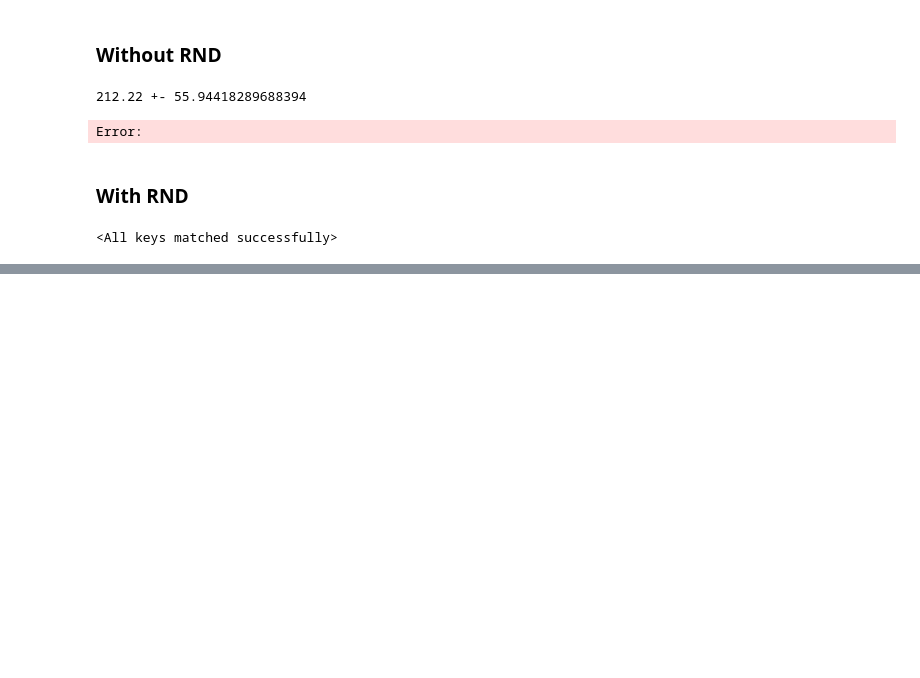
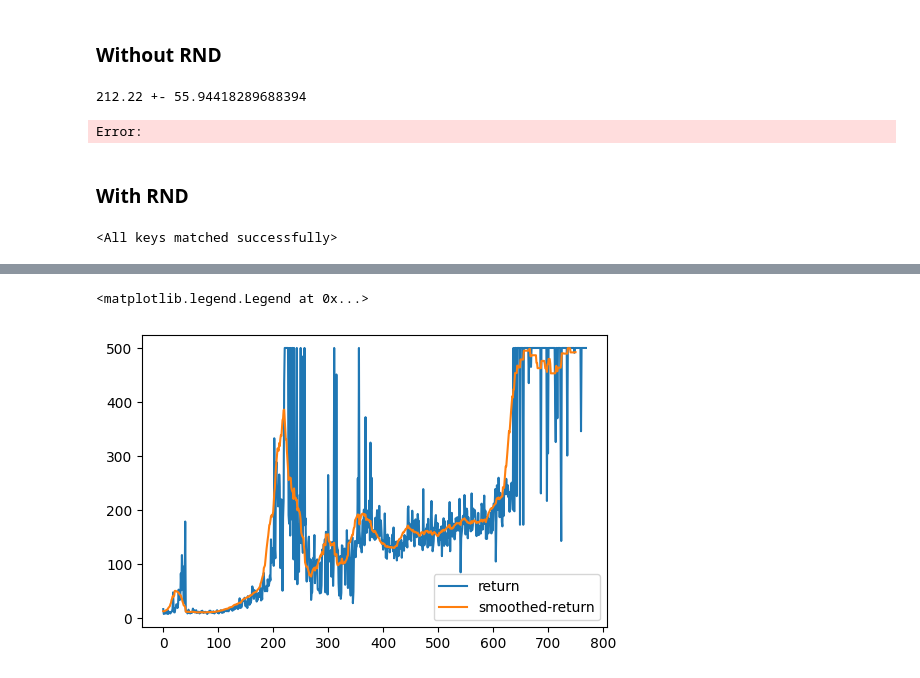
Before and after one commit to surabhisnath/Hockey_DQN, a Jupyter notebook: ipynbs/Gym-cartpole-DQN-RND-Sahiti.ipynb, the cells around one changed output, grey strips where cells are left out. Drawn from its saved outputs; the diff is of its cells as text; code cells hidden in the pictures; blank space fills up the shorter version.

Commit message:
hockey RND plots

```diff
--- a/ipynbs/Gym-cartpole-DQN-RND-Sahiti.ipynb
+++ b/ipynbs/Gym-cartpole-DQN-RND-Sahiti.ipynb
@@ -611,3 +643,15 @@ save_dict = {
 }
 with open("CartPole-v0-RND_solved.pk", "wb") as f:
     pk.dump(save_dict, f)
+# %%
+import pickle as pkl
+with open("../saved/CartPole-v0-RND_solved.pk", 'rb') as picklefile:
+    test = pkl.load(picklefile)
+# %%
+fig=plt.figure(figsize=(6,3.8))
+plt.plot(test['train_rewards'][:,1], label="return")
+plt.plot(running_mean(test['train_rewards'][:,1],20), label="smoothed-return")
+plt.legend()
+# %% [output]
+<matplotlib.legend.Legend at 0x...>
+[figure, added]
```
Also changed, not shown: parts of 15 cells of this notebook, 2 other files.
